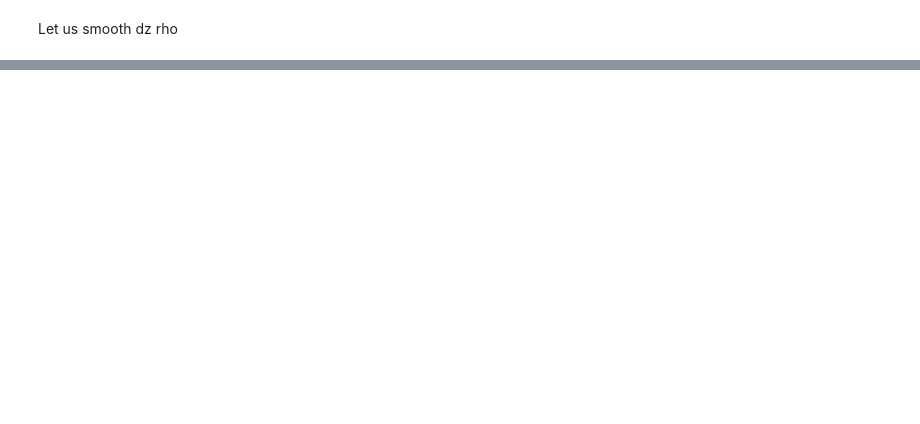
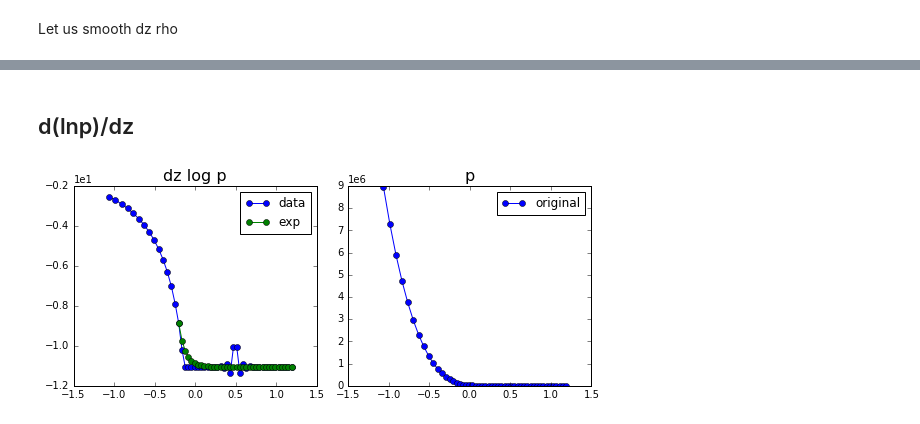
Before and after one commit to jishnub/sparc_flows, a Jupyter notebook: smoothed_velocity_potential.ipynb, the cells around one changed output, grey strips where cells are left out. Cells and saved outputs as stored; diff of their text form; code cells hidden in the pictures; blank space fills up the shorter version.

```diff
--- a/smoothed_velocity_potential.ipynb
+++ b/smoothed_velocity_potential.ipynb
@@ -221,0 +273,35 @@ np.savetxt(read_params.get_solarmodel()+"_smoothed_dzrho",solar_model_with_dzrho
+# %% [markdown]
+## d(lnp)/dz
+# %%
+left_ind = 250
+left_ind_fit = 264
+dlnp = ddz(np.log(p)).flatten()
+slope_left = (dlnp[left_ind_fit+1]-dlnp[left_ind_fit-1])/(z[left_ind_fit+1]-z[left_ind_fit-1])
+z_left = z[left_ind_fit]
+asymptotic_const = np.mean(dlnp[-5:])
+
+yl_minus_yasymp = dlnp[left_ind_fit]-asymptotic_const
+dlnp_smoothed = ((yl_minus_yasymp*np.exp(slope_left*(z[left_ind_fit:]-z_left)/yl_minus_yasymp))
+                            + asymptotic_const)
+dlnp_smoothed = two_d(np.concatenate((dlnp[:left_ind_fit],dlnp_smoothed)))
+
+gl=plotc.gridlist(1,2)
+
+plt.subplot(next(gl))
+plt.plot(z[left_ind:],dlnp[left_ind:],'o-',label="data");
+plt.plot(z[left_ind_fit:],dlnp_smoothed[left_ind_fit:],'o-',label="exp")
+plt.ticklabel_format(style="sci",scilimits=(0,0));
+plt.title("dz log p",fontsize=16)
+plt.legend();
+
+plt.subplot(next(gl))
+plt.plot(z[left_ind:],p[left_ind:,0],'o-',label="original")
+plt.axhline(0,ls="dotted",color="black")
+plt.ticklabel_format(style="sci",scilimits=(0,0));
+plt.title("p",fontsize=16)
+plt.legend(loc="best")
+
+plt.gcf().set_size_inches(8,3.5)
+plt.tight_layout()
+# %% [output]
+[figure, added]
```
Also changed, not shown: parts of 16 cells of this notebook, 6 other files.
